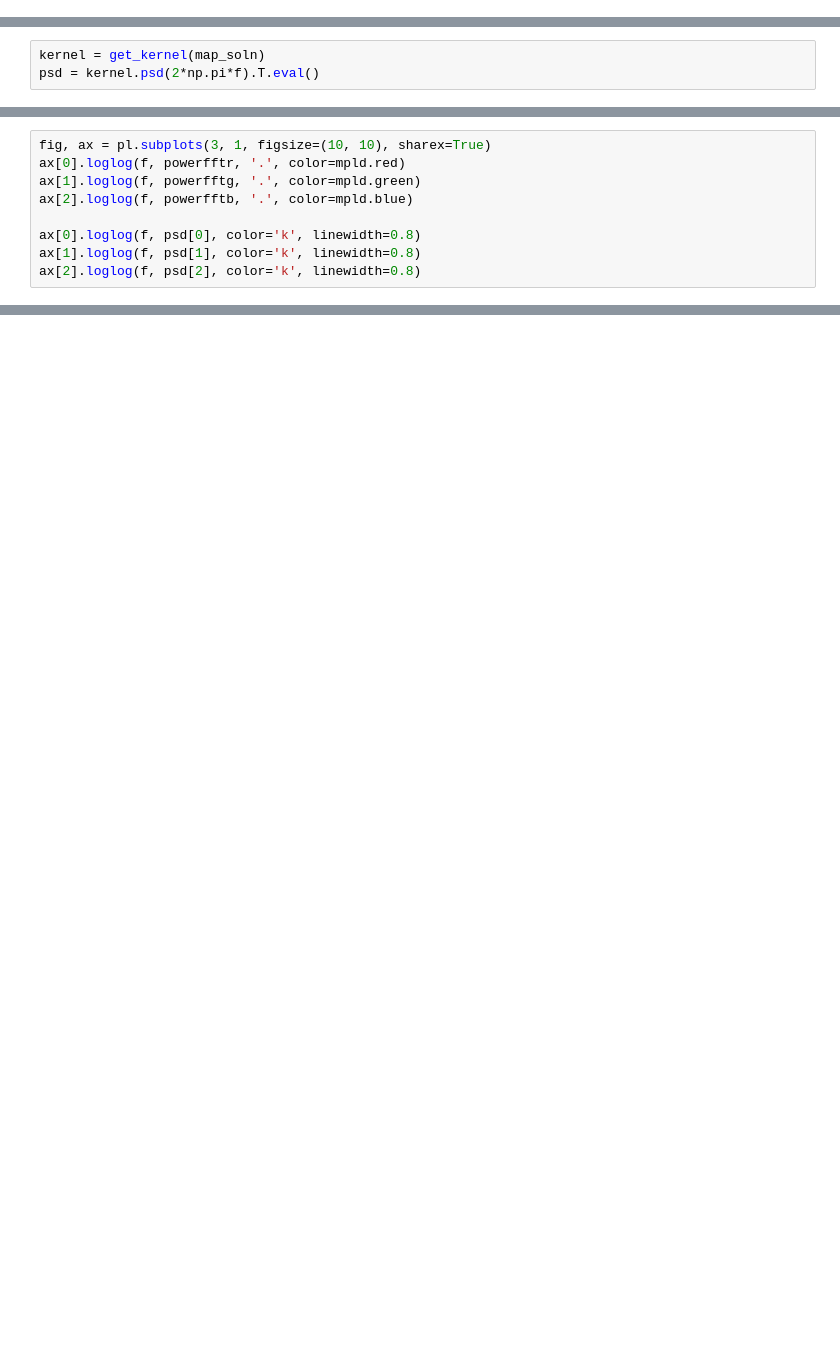
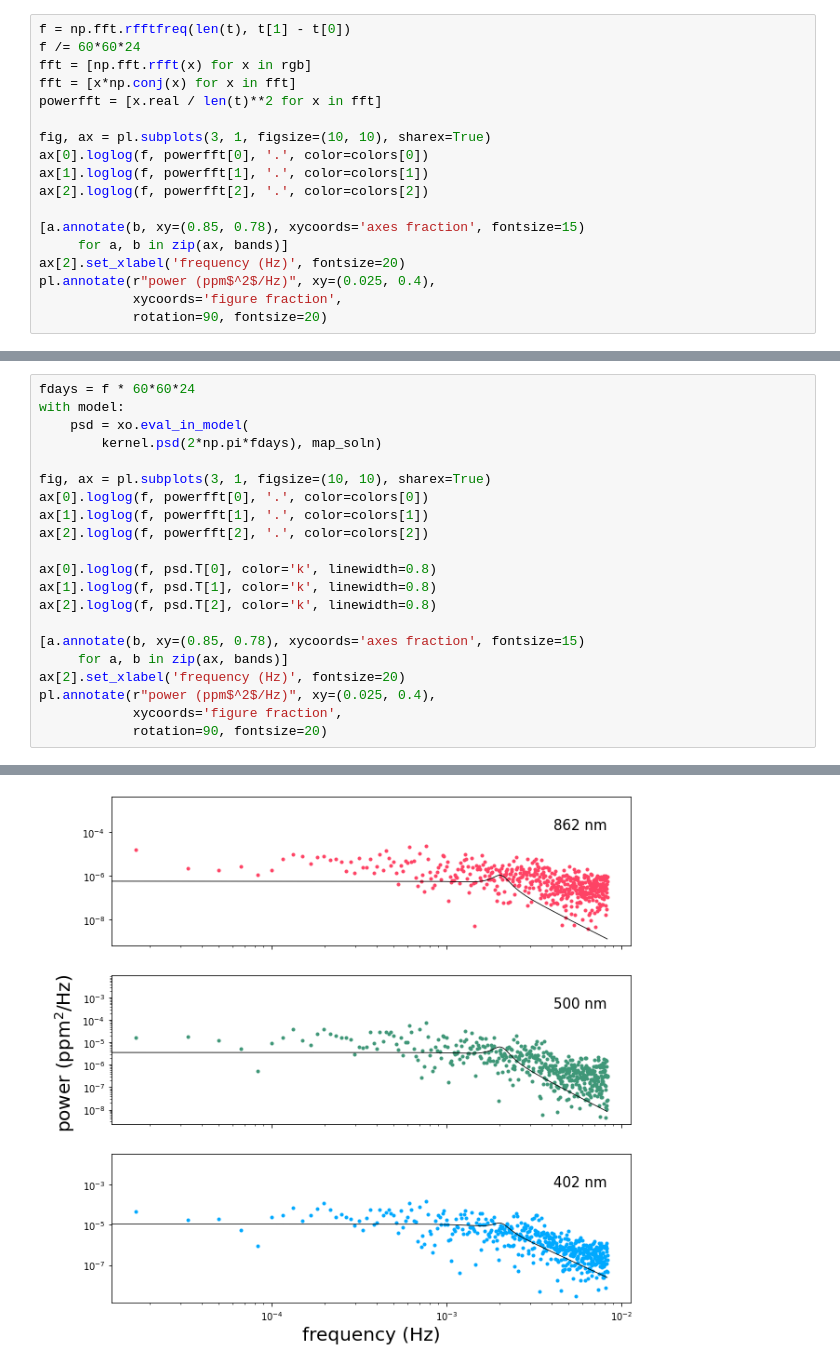
Before and after one commit to tagordon/specgp, a Jupyter notebook: SpecGP/notebooks/mwfits.ipynb, the cells around one changed output, grey strips where cells are left out. Saved outputs shown, nothing was run; the diff lists cells and outputs as text; blank space fills up the shorter version.

```diff
--- a/SpecGP/notebooks/mwfits.ipynb
+++ b/SpecGP/notebooks/mwfits.ipynb
@@ -164,0 +68,18 @@ map_soln
+# %%
+f = np.fft.rfftfreq(len(t), t[1] - t[0])
+f /= 60*60*24
+fft = [np.fft.rfft(x) for x in rgb]
+fft = [x*np.conj(x) for x in fft]
+powerfft = [x.real / len(t)**2 for x in fft]
+
+fig, ax = pl.subplots(3, 1, figsize=(10, 10), sharex=True)
+ax[0].loglog(f, powerfft[0], '.', color=colors[0])
+ax[1].loglog(f, powerfft[1], '.', color=colors[1])
+ax[2].loglog(f, powerfft[2], '.', color=colors[2])
+
+[a.annotate(b, xy=(0.85, 0.78), xycoords='axes fraction', fontsize=15)
+     for a, b in zip(ax, bands)]
+ax[2].set_xlabel('frequency (Hz)', fontsize=20)
+pl.annotate(r"power (ppm$^2$/Hz)", xy=(0.025, 0.4),
+            xycoords='figure fraction',
+            rotation=90, fontsize=20)
@@ -212,3 +167,0 @@ powerfftb = fftb.real / len(t)**2
-# %%
-kernel = get_kernel(map_soln)
-psd = kernel.psd(2*np.pi*f).T.eval()
@@ -215,9 +178,22 @@ psd = kernel.psd(2*np.pi*f).T.eval()
 # %%
+fdays = f * 60*60*24
+with model:
+    psd = xo.eval_in_model(
+        kernel.psd(2*np.pi*fdays), map_soln)
+
 fig, ax = pl.subplots(3, 1, figsize=(10, 10), sharex=True)
-ax[0].loglog(f, powerfftr, '.', color=mpld.red)
-ax[1].loglog(f, powerfftg, '.', color=mpld.green)
-ax[2].loglog(f, powerfftb, '.', color=mpld.blue)
+ax[0].loglog(f, powerfft[0], '.', color=colors[0])
+ax[1].loglog(f, powerfft[1], '.', color=colors[1])
+ax[2].loglog(f, powerfft[2], '.', color=colors[2])
 
-ax[0].loglog(f, psd[0], color='k', linewidth=0.8)
-ax[1].loglog(f, psd[1], color='k', linewidth=0.8)
-ax[2].loglog(f, psd[2], color='k', linewidth=0.8)
+ax[0].loglog(f, psd.T[0], color='k', linewidth=0.8)
+ax[1].loglog(f, psd.T[1], color='k', linewidth=0.8)
+ax[2].loglog(f, psd.T[2], color='k', linewidth=0.8)
+
+[a.annotate(b, xy=(0.85, 0.78), xycoords='axes fraction', fontsize=15)
+     for a, b in zip(ax, bands)]
+ax[2].set_xlabel('frequency (Hz)', fontsize=20)
+pl.annotate(r"power (ppm$^2$/Hz)", xy=(0.025, 0.4),
+            xycoords='figure fraction',
+            rotation=90, fontsize=20)
+# %% [output]
@@ -223,0 +201 @@ ax[2].loglog(f, psd[2], color='k', linewidth=0.8)
+[figure, added]
```
Also changed, not shown: parts of 40 cells of this notebook, 3 other files.
